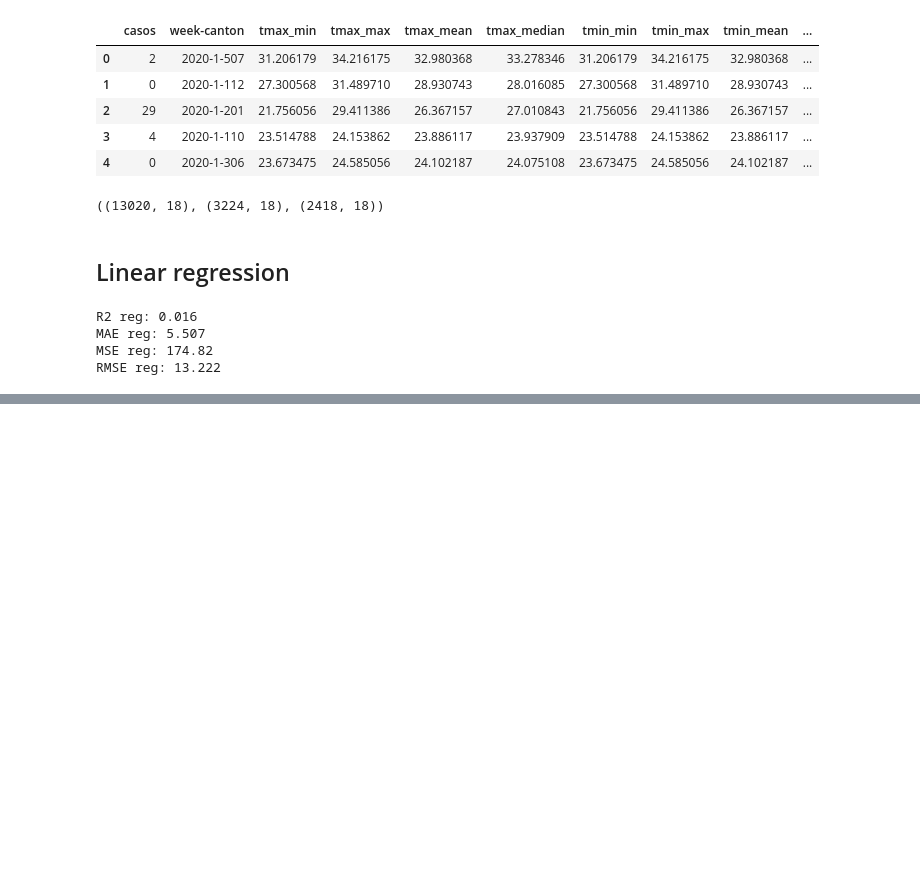
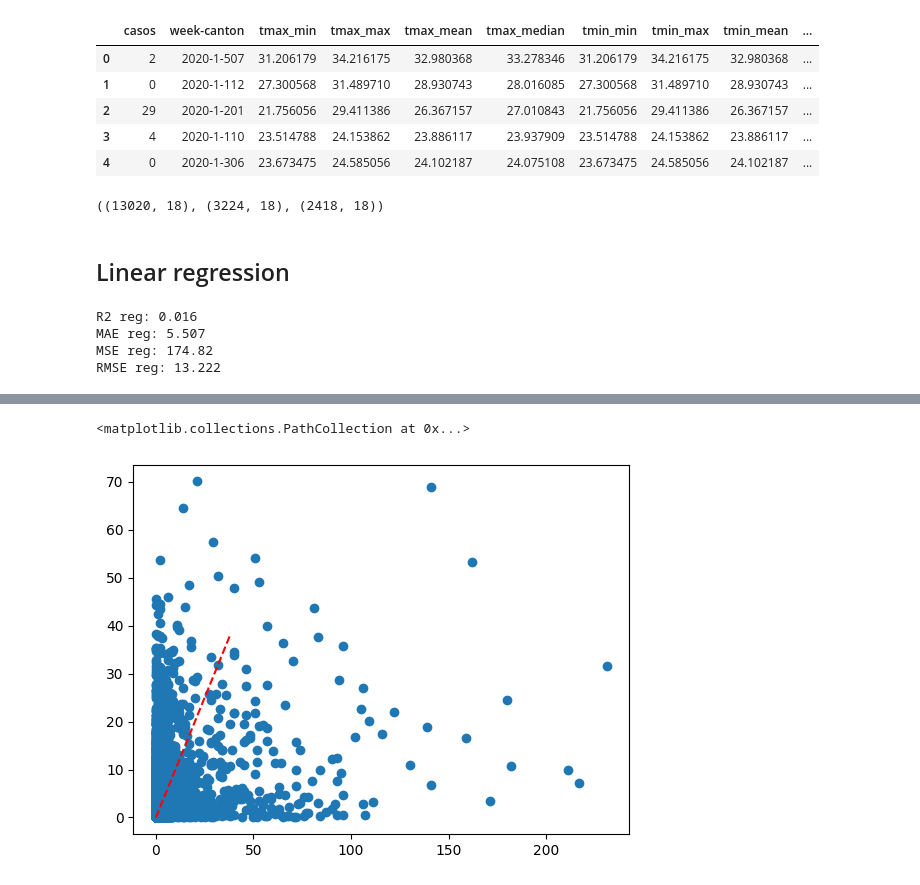
Before and after one commit to artisticlimon/dengue-model, a Jupyter notebook: models/baseline.ipynb, the cells around one changed output, grey strips where cells are left out. Saved outputs shown, nothing was run; the diff lists cells and outputs as text; code cells hidden in the pictures; blank space fills up the shorter version.

```diff
--- a/models/baseline.ipynb
+++ b/models/baseline.ipynb
@@ -85,0 +130,4 @@ ax.scatter(y_test_for_reg, y_pred_reg)
+# %%
+rf = RandomForestRegressor().fit(X_train_scaled, y_train)
+
+y_pred_rf = rf.predict(X_test_for_reg_scaled)
@@ -85,0 +147,7 @@ ax.scatter(y_test_for_reg, y_pred_reg)
+# %%
+fig, ax = plt.subplots()
+ax.plot([min(y_test), max(y_test)], [min(y_test), max(y_test)], color='red', linestyle='--')
+ax.scatter(y_test_for_reg, y_pred_rf)
+# %% [output]
+<matplotlib.collections.PathCollection at 0x...>
+[figure, added]
```
Also changed, not shown: parts of 12 cells of this notebook.
